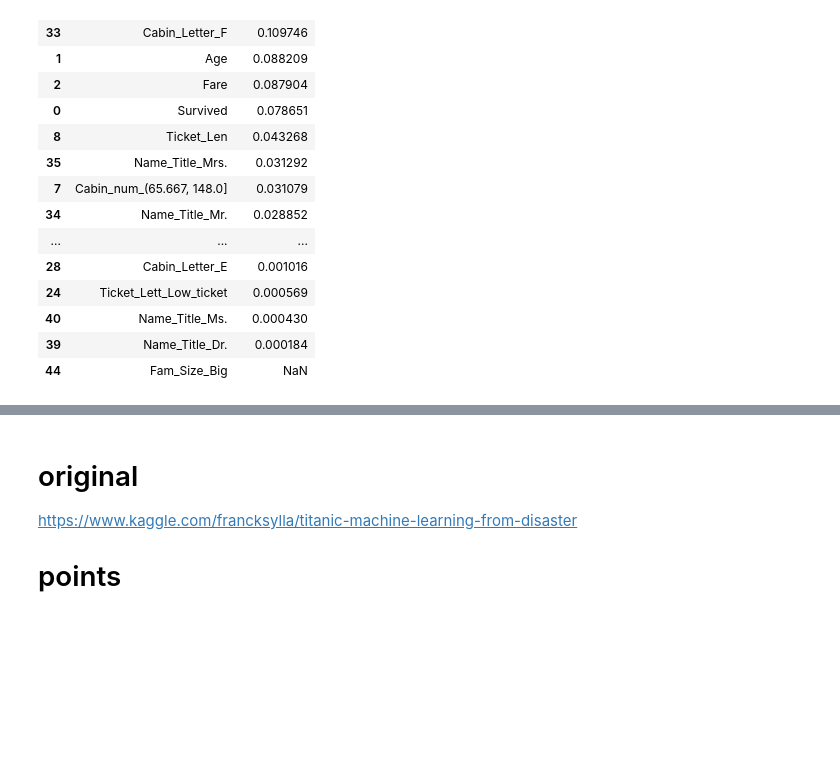
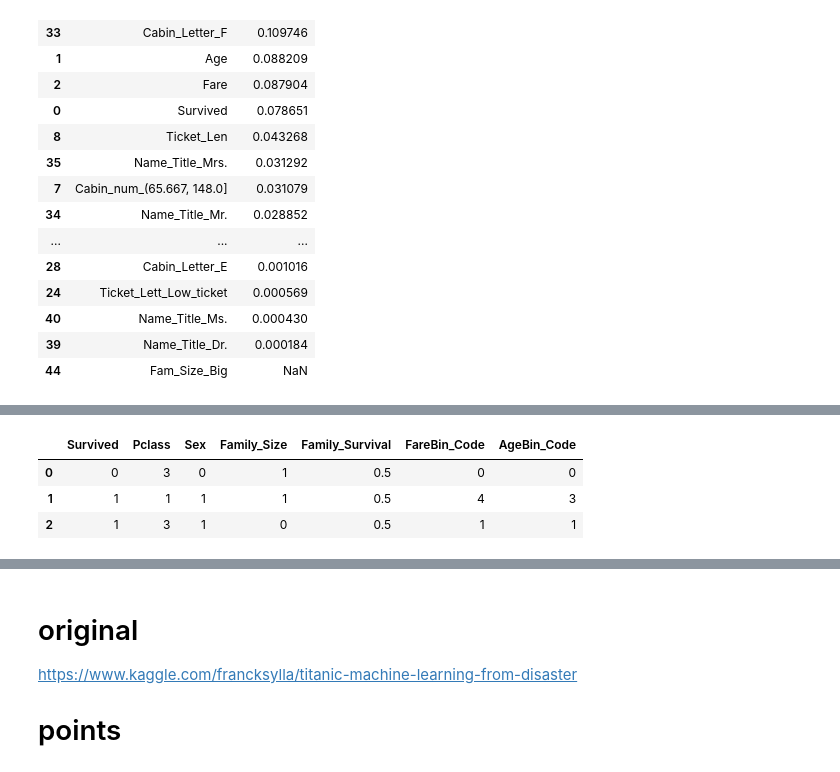
Before and after one commit to alancet/test, a Jupyter notebook: kaggle/titanic/src/othersNote.ipynb, the cells around one changed output, grey strips where cells are left out. Saved outputs shown, nothing was run; the diff lists cells and outputs as text; code cells hidden in the pictures; blank space fills up the shorter version.

```diff
--- a/kaggle/titanic/src/othersNote.ipynb
+++ b/kaggle/titanic/src/othersNote.ipynb
@@ -368,0 +461,10 @@ https://www.kaggle.com/konstantinmasich/titanic-0-82-0-83/
+# %%
+train_df = pd.read_csv("../input/train.csv")
+test_df = pd.read_csv("../input/test.csv")
+data_df = train_df.append(test_df) # The entire data: train + test.
+
+data_df['Last_Name'] = data_df['Name'].apply(lambda x: str.split(x, ",")[0])
+data_df['Fare'].fillna(data_df['Fare'].mean(), inplace=True)
+
+DEFAULT_SURVIVAL_VALUE = 0.5
+data_df['Family_Survival'] = DEFAULT_SURVIVAL_VALUE
@@ -368,0 +518,10 @@ https://www.kaggle.com/konstantinmasich/titanic-0-82-0-83/
+# %%
+
+for grp, grp_df in data_df[['Survived','Name', 'Last_Name', 'Fare', 'Ticket', 'PassengerId',
+                           'SibSp', 'Parch', 'Age', 'Cabin']].groupby(['Last_Name', 'Fare']):
+
+    if (len(grp_df) != 1):
+        # A Family group is found.
+        for ind, row in grp_df.iterrows():
+            print(ind)
+        print()
@@ -368,0 +546,18 @@ https://www.kaggle.com/konstantinmasich/titanic-0-82-0-83/
+# %%
+
+for grp, grp_df in data_df[['Survived','Name', 'Last_Name', 'Fare', 'Ticket', 'PassengerId',
+                           'SibSp', 'Parch', 'Age', 'Cabin']].groupby(['Last_Name', 'Fare']):
+
+    if (len(grp_df) != 1):
+        # A Family group is found.
+        #print(grp_df["Survived"])
+
+        for ind, row in grp_df.iterrows():
+            smax = grp_df.drop(ind)['Survived'].max()
+            smin = grp_df.drop(ind)['Survived'].min()
+            print(ind)
+            print(grp_df.drop(ind)['Survived'])
+            print(smax, smin)
+
+
+        print()
@@ -368,0 +702,7 @@ https://www.kaggle.com/konstantinmasich/titanic-0-82-0-83/
+# %%
+train_df.head(3)
+# %% [output]
+|  | Survived | Pclass | Sex | Family_Size | Family_Survival | FareBin_Code | AgeBin_Code |
+| 0 | 0 | 3 | 0 | 1 | 0.5 | 0 | 0 |
+| 1 | 1 | 1 | 1 | 1 | 0.5 | 4 | 3 |
+| 2 | 1 | 3 | 1 | 0 | 0.5 | 1 | 1 |
```
Also changed, not shown: parts of 16 cells of this notebook, 2 other files.
